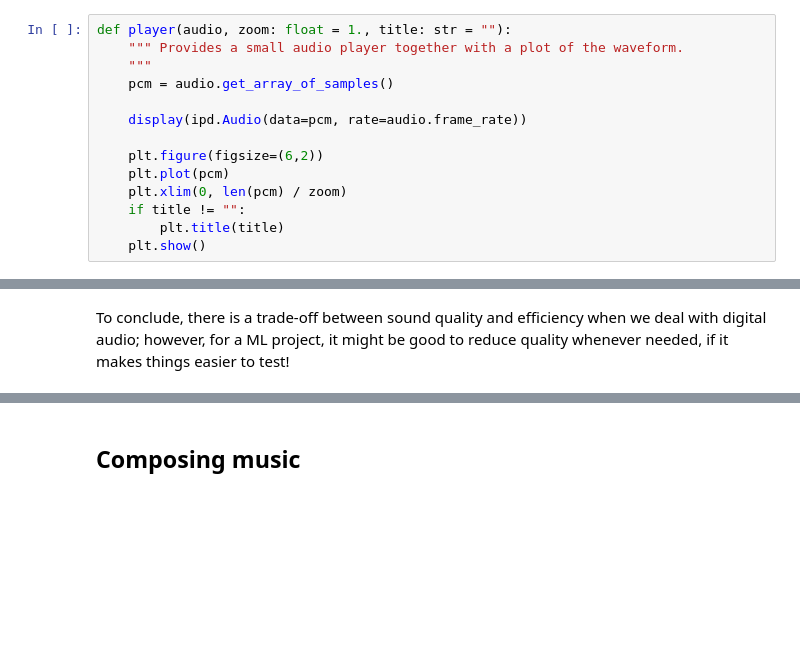
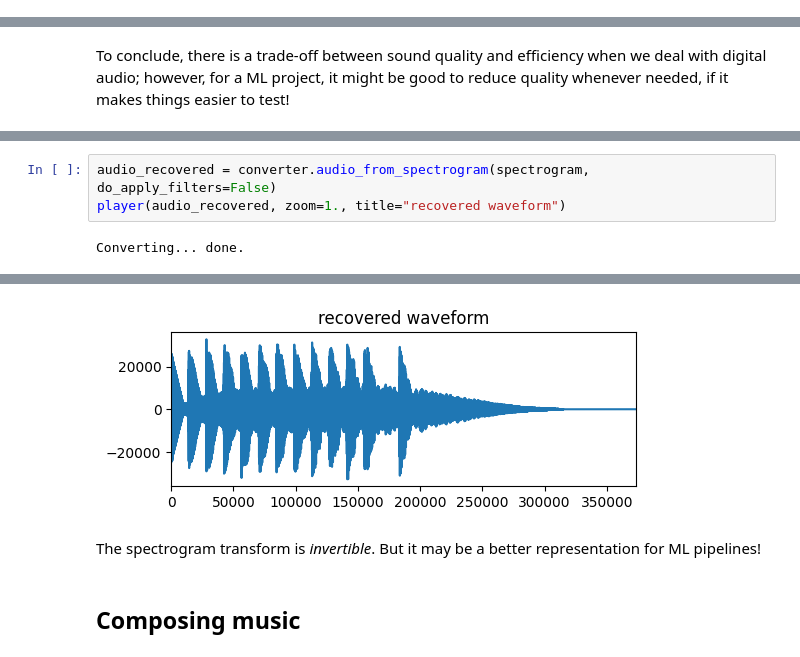
Before and after one commit to ML-MSAI-2024-hackathon/audio-processing-starter-kit, a Jupyter notebook: welcome.ipynb, the cells around one changed output, grey strips where cells are left out. Cells and saved outputs as stored; diff of their text form; blank space fills up the shorter version.

```diff
--- a/welcome.ipynb
+++ b/welcome.ipynb
@@ -16,16 +20,2 @@ import numpy as np
 # %% [markdown]
 And here are some utility functions that we will need in this demo. You don't need to understand how they work to complete this notebook!
-# %%
-def player(audio, zoom: float = 1., title: str = ""):
-    """ Provides a small audio player together with a plot of the waveform.
-    """
-    pcm = audio.get_array_of_samples()
-
-    display(ipd.Audio(data=pcm, rate=audio.frame_rate))
-
-    plt.figure(figsize=(6,2))
-    plt.plot(pcm)
-    plt.xlim(0, len(pcm) / zoom)
-    if title != "":
-        plt.title(title)
-    plt.show()
@@ -104,0 +139,5 @@ To conclude, there is a trade-off between sound quality and efficiency when we d
+# %%
+audio_recovered = converter.audio_from_spectrogram(spectrogram, do_apply_filters=False)
+player(audio_recovered, zoom=1., title="recovered waveform")
+# %% [output]
+Converting... done.
@@ -105,2 +145,5 @@ To conclude, there is a trade-off between sound quality and efficiency when we d
+[figure, added]
+# %% [markdown]
+The spectrogram transform is *invertible*. But it may be a better representation for ML pipelines!
 # %% [markdown]
 ## Composing music
```
Also changed, not shown: parts of 16 cells of this notebook, 2 other files.
